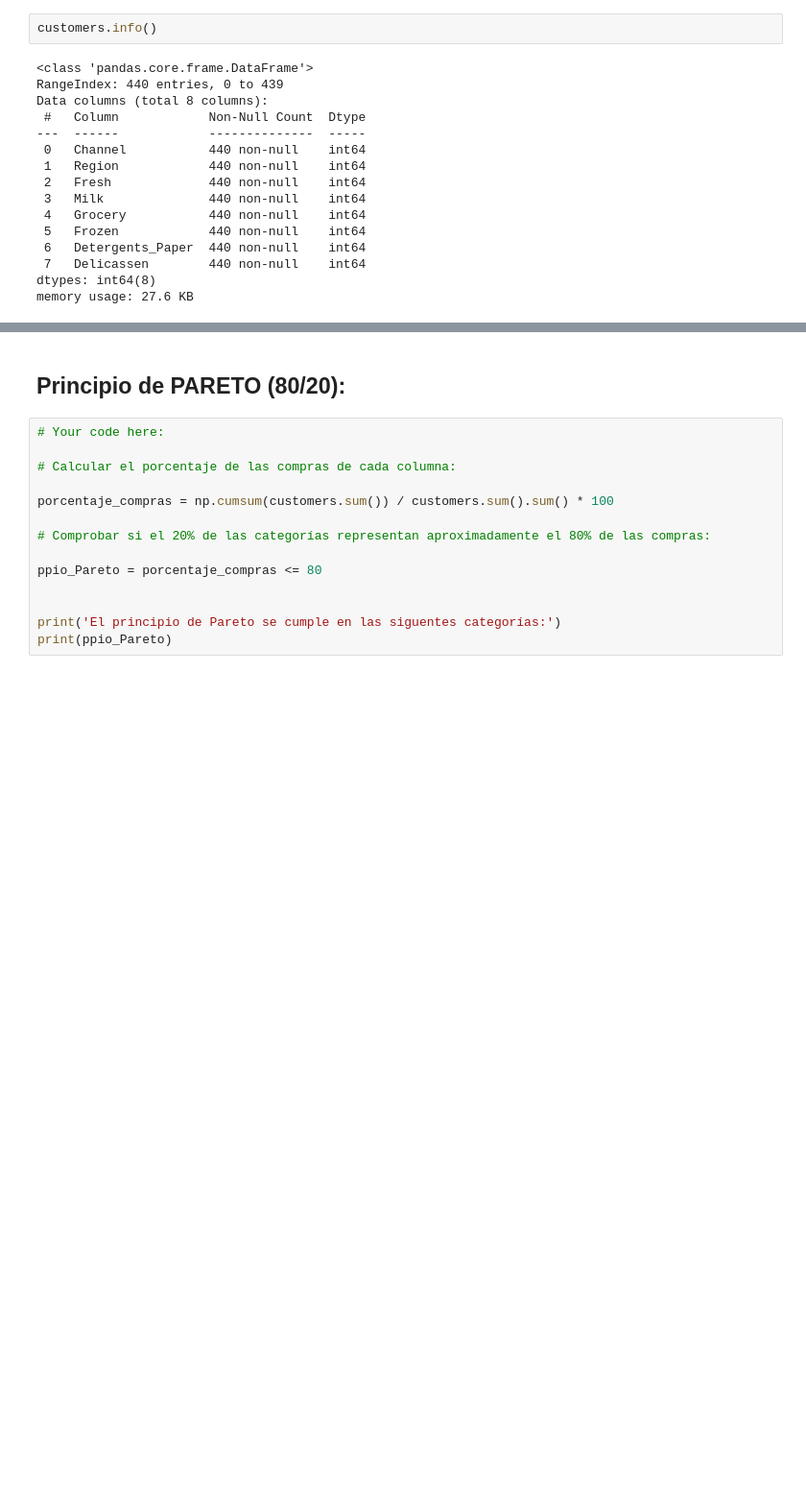
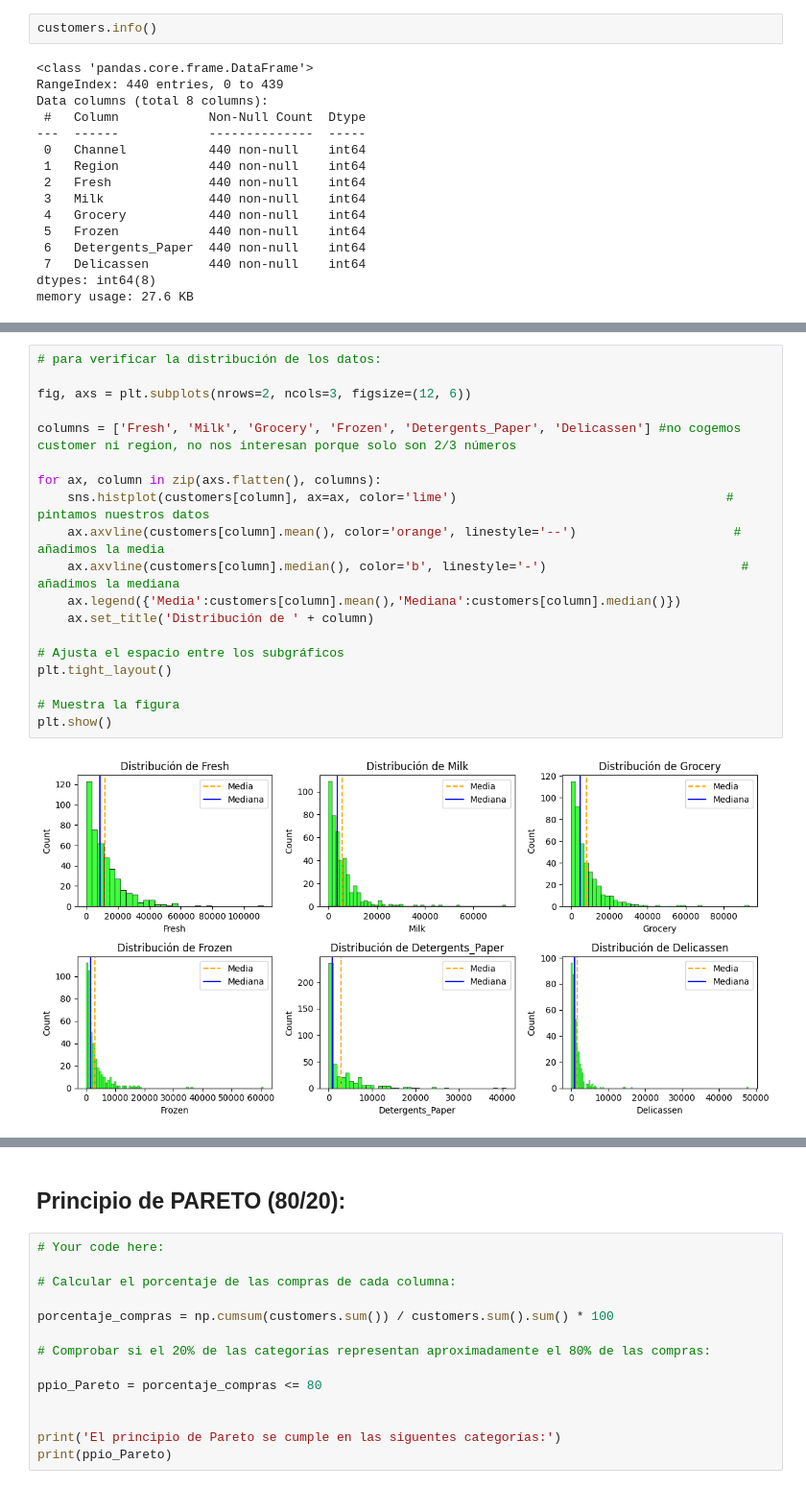
Before and after one commit to Ironhack-Data-Madrid-Octubre-2023/7.4-lab_unsupervised_learning, a Jupyter notebook: your-code/main.ipynb, the cells around one changed output, grey strips where cells are left out. Shown: that part at 96% size. Saved outputs shown, nothing was run; the diff lists cells and outputs as text; blank space fills up the shorter version.

```diff
--- a/your-code/main.ipynb
+++ b/your-code/main.ipynb
@@ -124 +113,22 @@ for column in customers.columns:
+# %%
+# para verificar la distribución de los datos:
+
+fig, axs = plt.subplots(nrows=2, ncols=3, figsize=(12, 6))
+
+columns = ['Fresh', 'Milk', 'Grocery', 'Frozen', 'Detergents_Paper', 'Delicassen'] #no cogemos customer ni region, no nos interesan porque solo son 2/3 números
+
+for ax, column in zip(axs.flatten(), columns):
+    sns.histplot(customers[column], ax=ax, color='lime')                                    # pintamos nuestros datos
+    ax.axvline(customers[column].mean(), color='orange', linestyle='--')                     # añadimos la media
+    ax.axvline(customers[column].median(), color='b', linestyle='-')                          # añadimos la mediana
+    ax.legend({'Media':customers[column].mean(),'Mediana':customers[column].median()})
+    ax.set_title('Distribución de ' + column)
+
+# Ajusta el espacio entre los subgráficos
+plt.tight_layout()
+
+# Muestra la figura
+plt.show()
+# %% [output]
+[figure, added]
 # %% [markdown]
```
Also changed, not shown: parts of 2 cells of this notebook.
